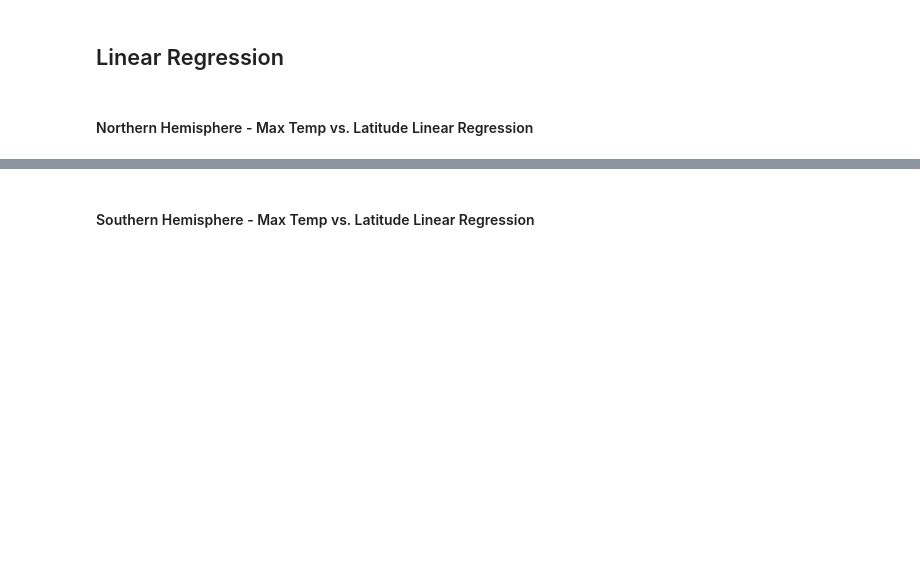
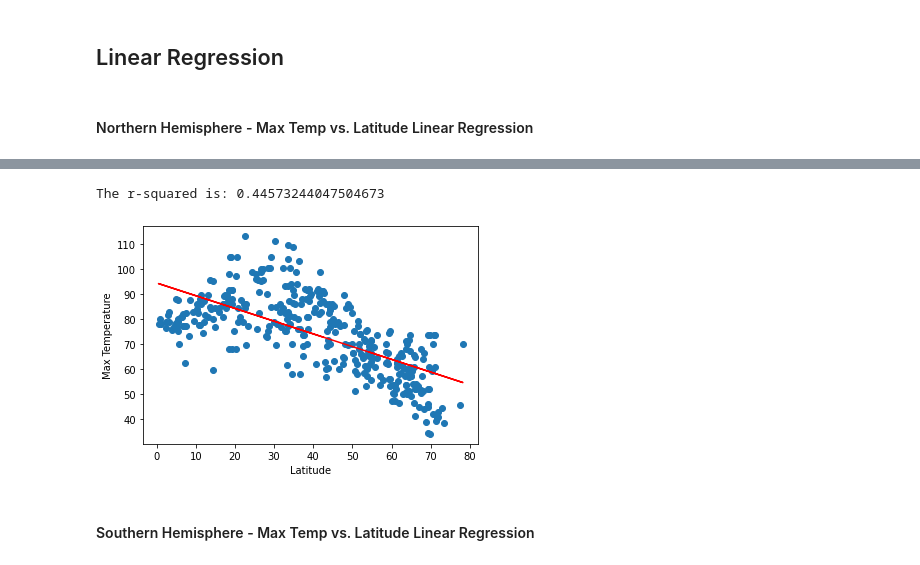
Before and after one commit to adithyav09/Python-API-Challenge, a Jupyter notebook: WeatherPy/WeatherPy.ipynb, the cells around one changed output, grey strips where cells are left out. Cells and saved outputs as stored; diff of their text form; code cells hidden in the pictures; blank space fills up the shorter version.

```diff
--- a/WeatherPy/WeatherPy.ipynb
+++ b/WeatherPy/WeatherPy.ipynb
@@ -241,2 +239,8 @@ plt.show()
+# %%
+# Create Northern and Southern Hemisphere DataFrames
+
+#Seperated the dataframes by 'latitude' column.
+Northern_Hem_df = clean_city_data.loc[clean_city_data['Latitude'] > 0]
+Southern_Hem_df = clean_city_data.loc[clean_city_data['Latitude'] < 0]
 # %% [markdown]
 ####  Northern Hemisphere - Max Temp vs. Latitude Linear Regression
@@ -247,2 +247,19 @@ The r-squared is: 0.8271188905041935
+# %%
+(slope, intercept, rvalue, Pvalue, Sterr) = linregress(Northern_Hem_df['Latitude'], Northern_Hem_df['Max Temperature'])
+print(f"The r-squared is: {rvalue ** 2}")
+
+plt.scatter(Northern_Hem_df['Latitude'], Northern_Hem_df['Max Temperature'])
+plt.xlabel('Latitude')
+plt.ylabel('Max Temperature')
+
+#Slope formula: y = mx + b
+y = slope * Northern_Hem_df['Latitude'] + intercept
+
+#Linear regression plot
+plt.plot(Northern_Hem_df['Latitude'], y, color = 'red')
+plt.show()
+# %% [output]
+The r-squared is: 0.44573244047504673
+[figure, added]
 # %% [markdown]
 ####  Southern Hemisphere - Max Temp vs. Latitude Linear Regression
```
Also changed, not shown: parts of 25 cells of this notebook.
